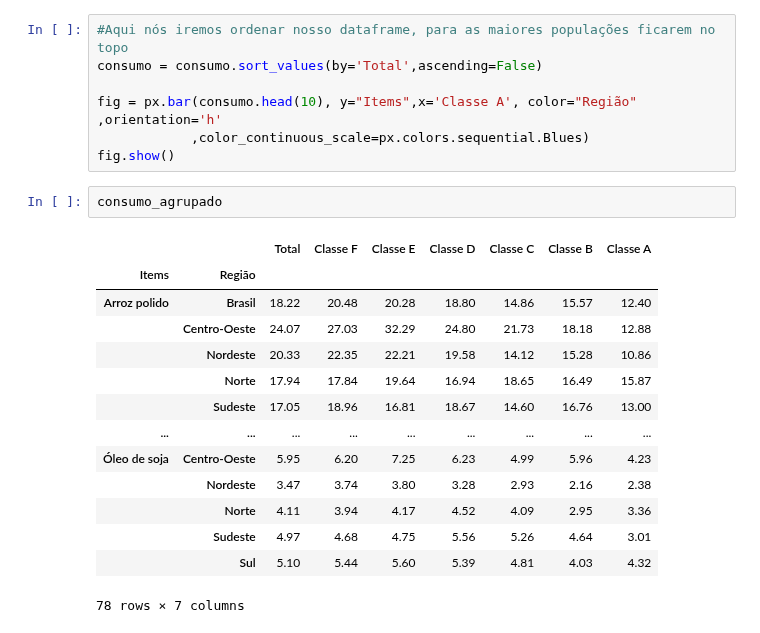
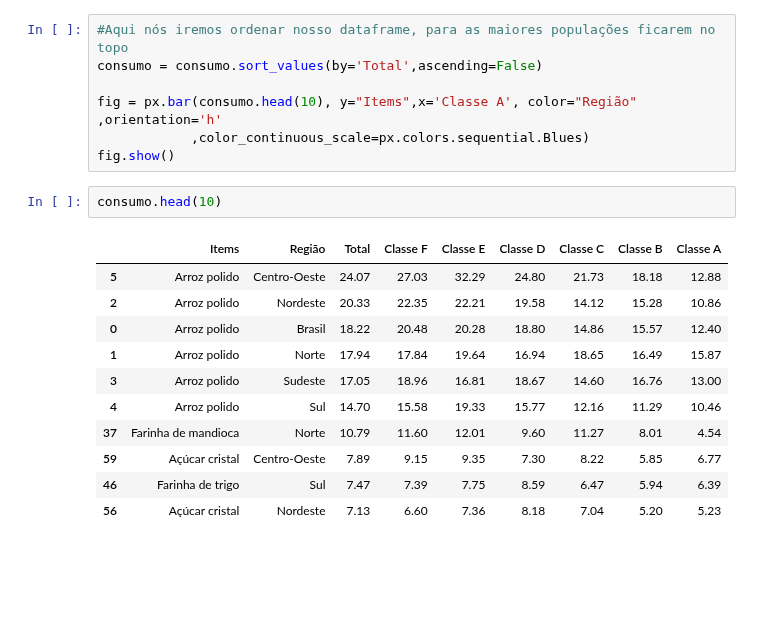
Before and after one commit to O-PY-THA-ON/dcc---fellowship-ci-ncia-de-dados, a Jupyter notebook: eda_dcc.ipynb, the cells around one changed output. Cells and saved outputs as stored; diff of their text form; blank space fills up the shorter version.

```diff
--- a/eda_dcc.ipynb
+++ b/eda_dcc.ipynb
@@ -190,20 +206,17 @@ consumo = consumo.sort_values(by='Total',ascending=False)
 fig = px.bar(consumo.head(10), y="Items",x='Classe A', color="Região" ,orientation='h'
             ,color_continuous_scale=px.colors.sequential.Blues)
 fig.show()
-# %%
-consumo_agrupado
-# %% [output]
-|  |  | Total | Classe F | Classe E | Classe D | Classe C | Classe B | Classe A |
-| Items | Região |  |  |  |  |  |  |  |
-| Arroz polido | Brasil | 18.22 | 20.48 | 20.28 | 18.80 | 14.86 | 15.57 | 12.40 |
-|  | Centro-Oeste | 24.07 | 27.03 | 32.29 | 24.80 | 21.73 | 18.18 | 12.88 |
-|  | Nordeste | 20.33 | 22.35 | 22.21 | 19.58 | 14.12 | 15.28 | 10.86 |
-|  | Norte | 17.94 | 17.84 | 19.64 | 16.94 | 18.65 | 16.49 | 15.87 |
-|  | Sudeste | 17.05 | 18.96 | 16.81 | 18.67 | 14.60 | 16.76 | 13.00 |
-| ... | ... | ... | ... | ... | ... | ... | ... | ... |
-| Óleo de soja | Centro-Oeste | 5.95 | 6.20 | 7.25 | 6.23 | 4.99 | 5.96 | 4.23 |
-|  | Nordeste | 3.47 | 3.74 | 3.80 | 3.28 | 2.93 | 2.16 | 2.38 |
-|  | Norte | 4.11 | 3.94 | 4.17 | 4.52 | 4.09 | 2.95 | 3.36 |
-|  | Sudeste | 4.97 | 4.68 | 4.75 | 5.56 | 5.26 | 4.64 | 3.01 |
-|  | Sul | 5.10 | 5.44 | 5.60 | 5.39 | 4.81 | 4.03 | 4.32 |
-78 rows × 7 columns
+# %%
+consumo.head(10)
+# %% [output]
+|  | Items | Região | Total | Classe F | Classe E | Classe D | Classe C | Classe B | Classe A |
+| 5 | Arroz polido | Centro-Oeste | 24.07 | 27.03 | 32.29 | 24.80 | 21.73 | 18.18 | 12.88 |
+| 2 | Arroz polido | Nordeste | 20.33 | 22.35 | 22.21 | 19.58 | 14.12 | 15.28 | 10.86 |
+| 0 | Arroz polido | Brasil | 18.22 | 20.48 | 20.28 | 18.80 | 14.86 | 15.57 | 12.40 |
+| 1 | Arroz polido | Norte | 17.94 | 17.84 | 19.64 | 16.94 | 18.65 | 16.49 | 15.87 |
+| 3 | Arroz polido | Sudeste | 17.05 | 18.96 | 16.81 | 18.67 | 14.60 | 16.76 | 13.00 |
+| 4 | Arroz polido | Sul | 14.70 | 15.58 | 19.33 | 15.77 | 12.16 | 11.29 | 10.46 |
+| 37 | Farinha de mandioca | Norte | 10.79 | 11.60 | 12.01 | 9.60 | 11.27 | 8.01 | 4.54 |
+| 59 | Açúcar cristal | Centro-Oeste | 7.89 | 9.15 | 9.35 | 7.30 | 8.22 | 5.85 | 6.77 |
+| 46 | Farinha de trigo | Sul | 7.47 | 7.39 | 7.75 | 8.59 | 6.47 | 5.94 | 6.39 |
+| 56 | Açúcar cristal | Nordeste | 7.13 | 6.60 | 7.36 | 8.18 | 7.04 | 5.20 | 5.23 |
```
Also changed, not shown: parts of 7 cells of this notebook.
